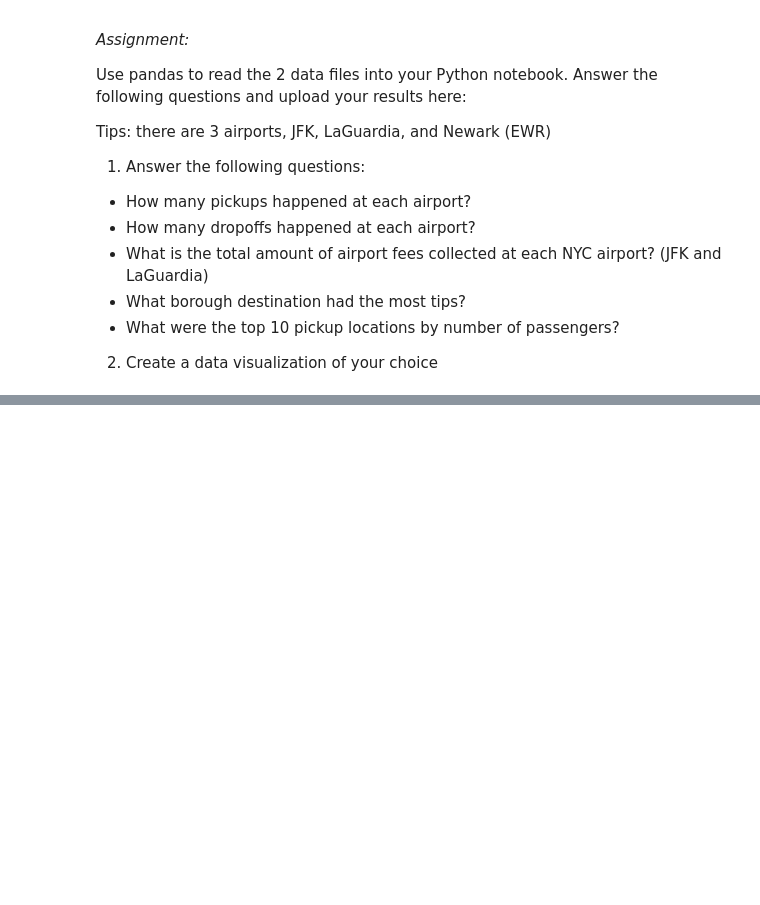
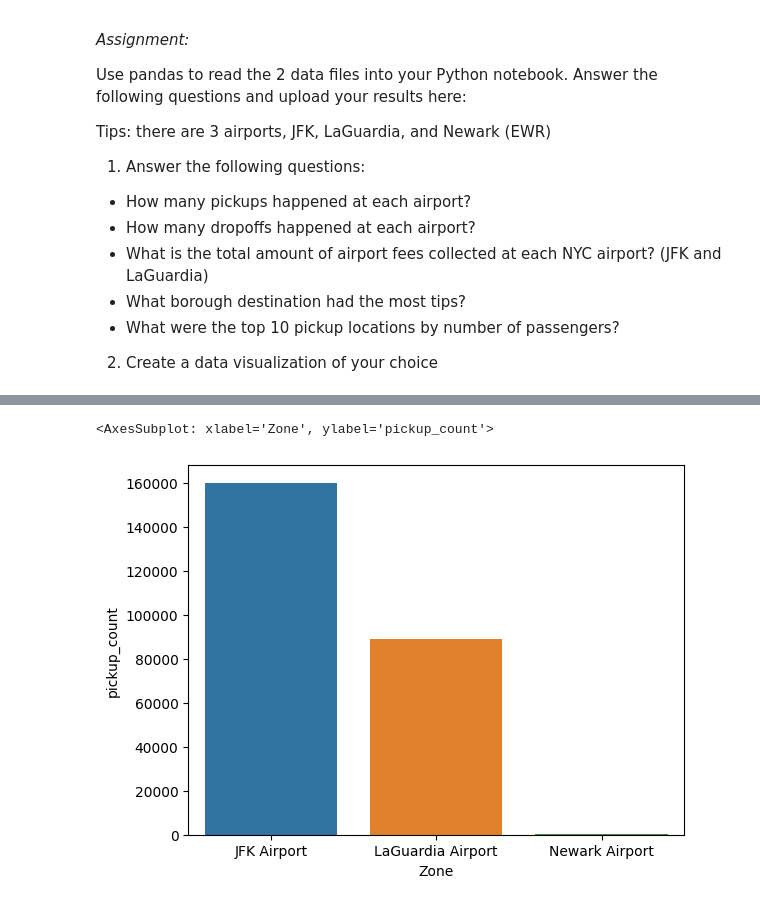
Before and after one commit to samjurassic/datascience-demo, a Jupyter notebook: summer23/DS Skills Lab.ipynb, the cells around one changed output, grey strips where cells are left out. Drawn from its saved outputs; the diff is of its cells as text; code cells hidden in the pictures; blank space fills up the shorter version.

Commit message:
chart examples in lab

```diff
--- a/summer23/DS Skills Lab.ipynb
+++ b/summer23/DS Skills Lab.ipynb
@@ -86,3 +101,8 @@ result_1.head()
+# %%
+sns.barplot(result_1, x="Zone", y="pickup_count")
+# %% [output]
+<AxesSubplot: xlabel='Zone', ylabel='pickup_count'>
+[figure, added]
 # %%
 # rows before 3066766
 trips_merged_do = (
```
Also changed, not shown: parts of 25 cells of this notebook.
